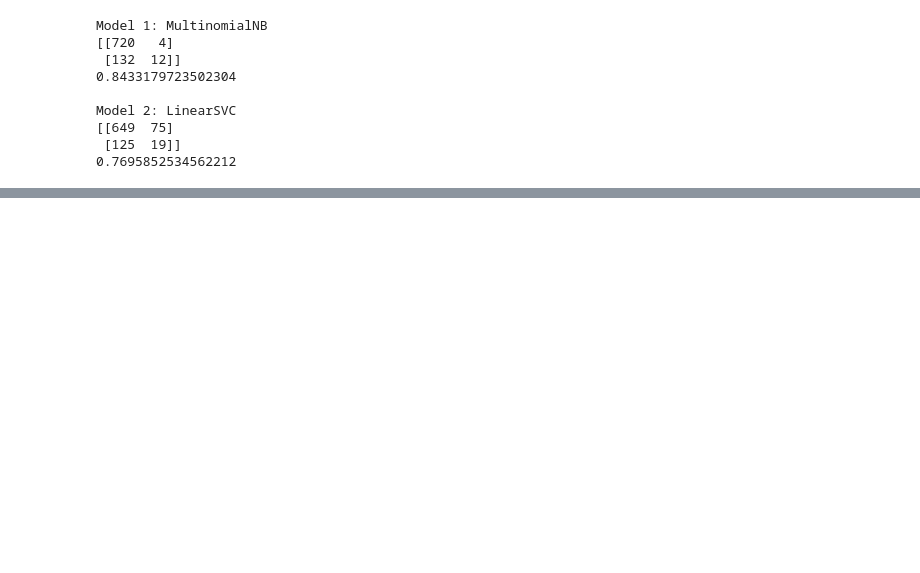
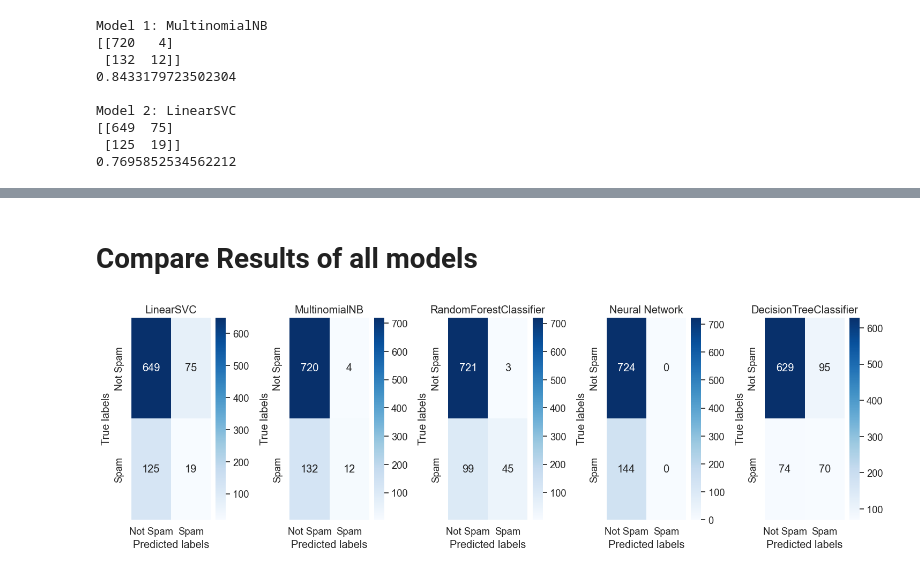
Before and after one commit to hiroonwijekoon/spam-mail-classifier, a Jupyter notebook: spam-classifier.ipynb, the cells around one changed output, grey strips where cells are left out. Saved outputs shown, nothing was run; the diff lists cells and outputs as text; code cells hidden in the pictures; blank space fills up the shorter version.

```diff
--- a/spam-classifier.ipynb
+++ b/spam-classifier.ipynb
@@ -87,0 +353,51 @@ Model 2: LinearSVC
+# %% [markdown]
+# Compare Results of all models
+# %%
+import matplotlib.pyplot as plt
+import seaborn as sns
+
+# Define class labels
+class_names = ['Not Spam', 'Spam']
+
+# Plot confusion matrices
+plt.figure(figsize=(15, 5))
+
+# Plot confusion matrix 1
+plt.subplot(1, 5, 1)
+sns.heatmap(conf_matrix_LinearSVC, annot=True, fmt='d', cmap='Blues', xticklabels=class_names, yticklabels=class_names)
+plt.xlabel('Predicted labels')
+plt.ylabel('True labels')
+plt.title('LinearSVC')
+
+# Plot confusion matrix 2
+plt.subplot(1, 5, 2)
+sns.heatmap(conf_matrix_multinomialnb, annot=True, fmt='d', cmap='Blues', xticklabels=class_names, yticklabels=class_names)
+plt.xlabel('Predicted labels')
+plt.ylabel('True labels')
+plt.title('MultinomialNB')
+
+# Plot confusion matrix 3
+plt.subplot(1, 5, 3)
+sns.heatmap(conf_matrix_RandomForestClassifier, annot=True, fmt='d', cmap='Blues', xticklabels=class_names, yticklabels=class_names)
+plt.xlabel('Predicted labels')
+plt.ylabel('True labels')
+plt.title('RandomForestClassifier')
+
+# Plot confusion matrix 4
+plt.subplot(1, 5, 4)
+sns.heatmap(conf_matrix_NN, annot=True, fmt='d', cmap='Blues', xticklabels=class_names, yticklabels=class_names)
+plt.xlabel('Predicted labels')
+plt.ylabel('True labels')
+plt.title('Neural Network')
+
+# Plot confusion matrix 5
+plt.subplot(1, 5, 5)
+sns.heatmap(conf_matrix_DecisionTreeClassifier, annot=True, fmt='d', cmap='Blues', xticklabels=class_names, yticklabels=class_names)
+plt.xlabel('Predicted labels')
+plt.ylabel('True labels')
+plt.title('DecisionTreeClassifier')
+
+plt.tight_layout()
+plt.show()
+# %% [output]
+[figure, added]
```
Also changed, not shown: parts of 35 cells of this notebook, 1 other file.
